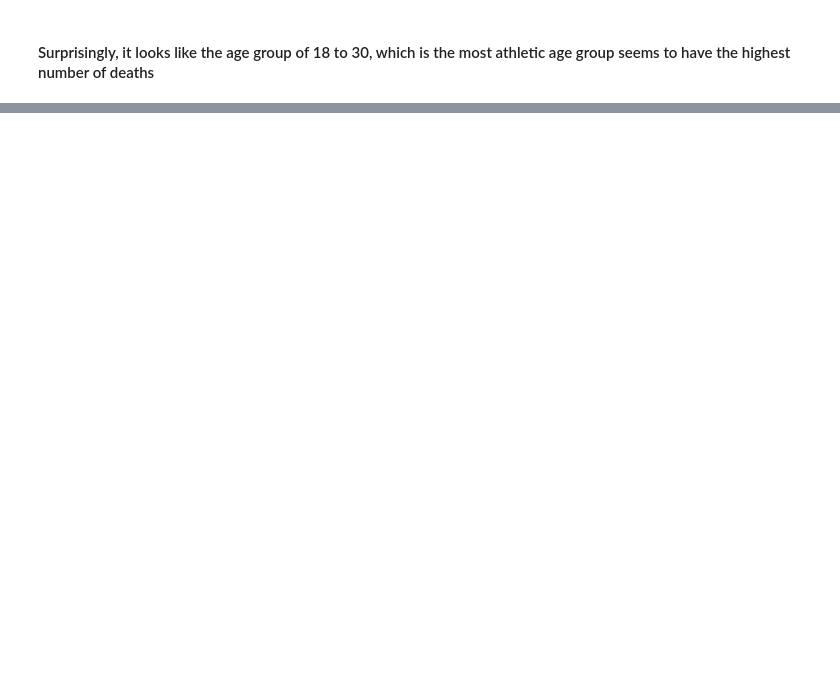
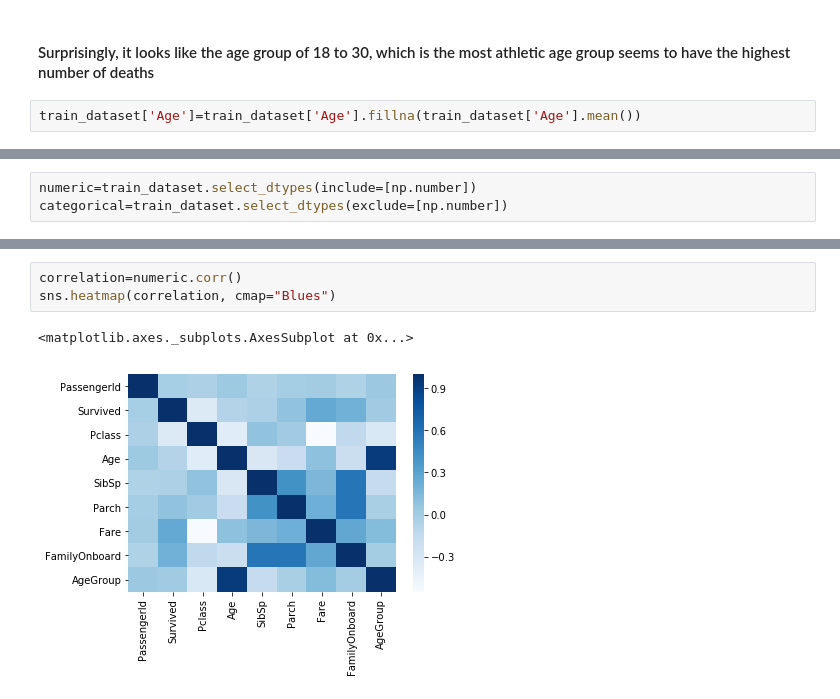
Before and after one commit to beginmachinelearning/deep_learning, a Jupyter notebook: practice_exercises/titanic_kaggle/titanic_classification_keras.ipynb, the cells around one changed output, grey strips where cells are left out. Cells and saved outputs as stored; diff of their text form; blank space fills up the shorter version.

```diff
--- a/practice_exercises/titanic_kaggle/titanic_classification_keras.ipynb
+++ b/practice_exercises/titanic_kaggle/titanic_classification_keras.ipynb
@@ -205,2 +204,4 @@ sns.countplot(x = 'AgeGroup', hue = 'Survived', palette = 'Set1', data = train_d
 # %% [markdown]
 #### Surprisingly, it looks like the age group of 18 to 30, which is the most athletic age group seems to have the highest number of deaths
+# %%
+train_dataset['Age']=train_dataset['Age'].fillna(train_dataset['Age'].mean())
@@ -206,0 +213,3 @@ sns.countplot(x = 'AgeGroup', hue = 'Survived', palette = 'Set1', data = train_d
+# %%
+numeric=train_dataset.select_dtypes(include=[np.number])
+categorical=train_dataset.select_dtypes(exclude=[np.number])
@@ -206,0 +236,6 @@ sns.countplot(x = 'AgeGroup', hue = 'Survived', palette = 'Set1', data = train_d
+# %%
+correlation=numeric.corr()
+sns.heatmap(correlation, cmap="Blues")
+# %% [output]
+<matplotlib.axes._subplots.AxesSubplot at 0x...>
+[figure, added]
```
Also changed, not shown: parts of 7 cells of this notebook, 2 other files.
